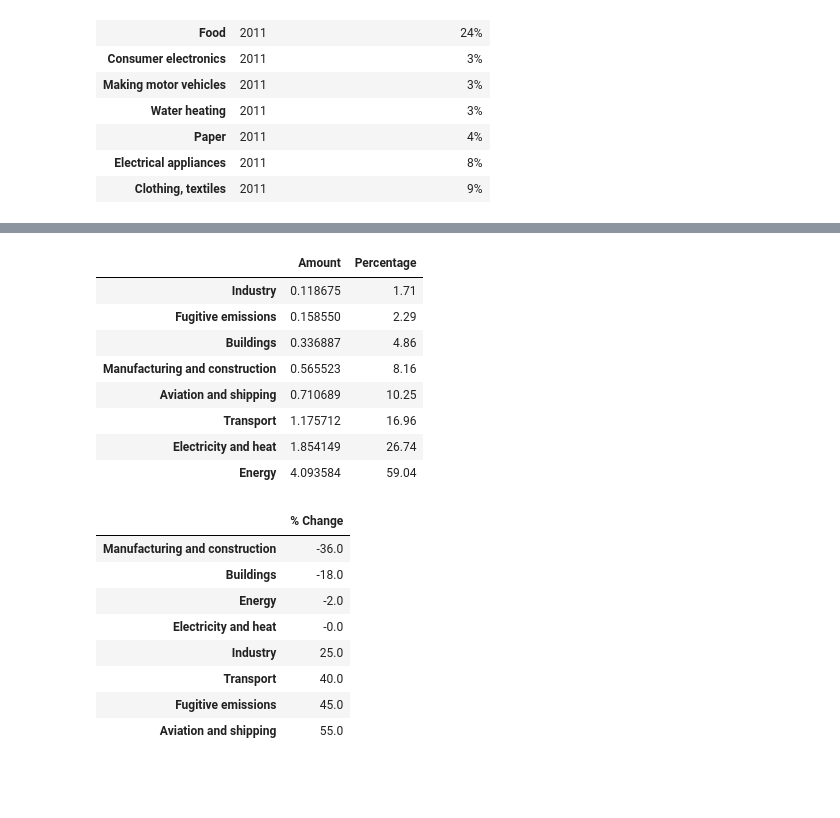
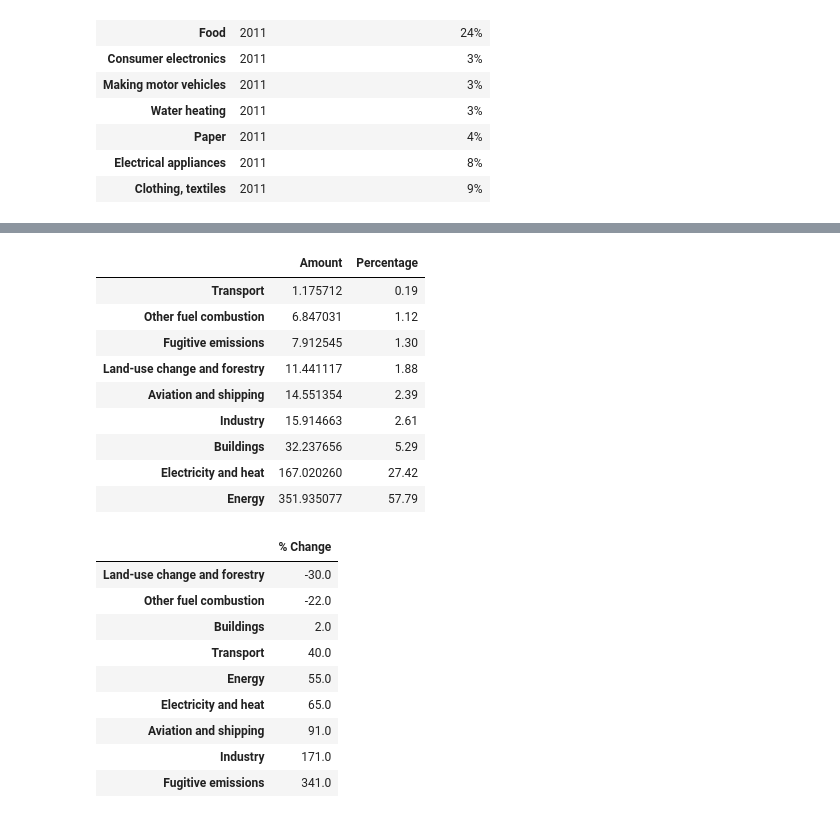
Before and after one commit to gyleodhis/rabetafrica, a Jupyter notebook: dev_book.ipynb, the cells around one changed output, grey strips where cells are left out. Drawn from its saved outputs; the diff is of its cells as text; code cells hidden in the pictures; blank space fills up the shorter version.

```diff
--- a/dev_book.ipynb
+++ b/dev_book.ipynb
@@ -252,11 +252,11 @@ co2_df.sort_values(by='CO2 Footprint Breakdown Per Capita (Goodall (2011))')
 | Clothing, textiles | 2011 | 9% |
 # %%
 def load_data(a):
-    return pd.read_csv(a,index_col=None)
+    return pd.read_csv(a,index_col=False)
 # %%
 #Carbon dioxide (CO₂) emissions broken down by sector, measured in tonnes per year.
-# cos_sector = 'https://raw.githubusercontent.com/gyleodhis/owid-datasets/master/datasets/CO2%20emissions%20by%20sector%20(CAIT%2C%202021)/CO2%20emissions%20by%20sector%20(CAIT%2C%202021).csv'
-cos_sector = ('assets/CO₂_Sector.csv')
+cos_sector = 'https://raw.githubusercontent.com/gyleodhis/owid-datasets/master/datasets/CO2%20emissions%20by%20sector%20(CAIT%2C%202021)/CO2%20emissions%20by%20sector%20(CAIT%2C%202021).csv'
+# cos_sector = ('assets/CO₂_Sector.csv')
 def carbon_dioxide():
     cos_sector_df = load_data(cos_sector)
     cos_sector_df.drop(cos_sector_df.columns[[0]], axis=1, inplace=True)
@@ -280,6 +280,6 @@ carbon_dioxide()
 # %%
 def emissions_by_year():
-    co2_sector_df=carbon_dioxide().iloc[:,[1,3,5,7,9,11,13,17,25]]
+    co2_sector_df=carbon_dioxide().iloc[:,[0,1,3,5,7,9,11,13,17,24]]
     return co2_sector_df.groupby(['Year']).mean()
 emissions_by_year()
 # %% [output]
@@ -304,24 +304,25 @@ emissions_by_year()
 # %%
 def emissions_by_sctor():
     new_co2 = emissions_by_year().iloc[-1].to_frame().dropna()
     new_co2.rename(columns={2018:'Amount'},inplace = True)
 #     i = [0,7,6]
 #     for a in i:new_co2=new_co2.drop(new_co2.index[a])
-    new_co2['Percentage'] = round(new_co2.Amount*130/new_co2.Amount.sum(),2)
+    new_co2['Percentage'] = round(new_co2.Amount*100/new_co2.Amount.sum(),2)
     new_co2.index = new_co2.index.str.replace(' \(per capita\)','')
 #     new_co2.index[3] = 'Manufacturing '
     return new_co2.sort_values(by='Percentage')
 emissions_by_sctor()   #['Percentage'][-1]
 # %% [output]
 |  | Amount | Percentage |
-| Industry | 0.118675 | 1.71 |
-| Fugitive emissions | 0.158550 | 2.29 |
-| Buildings | 0.336887 | 4.86 |
-| Manufacturing and construction | 0.565523 | 8.16 |
-| Aviation and shipping | 0.710689 | 10.25 |
-| Transport | 1.175712 | 16.96 |
-| Electricity and heat | 1.854149 | 26.74 |
-| Energy | 4.093584 | 59.04 |
+| Transport | 1.175712 | 0.19 |
+| Other fuel combustion | 6.847031 | 1.12 |
+| Fugitive emissions | 7.912545 | 1.30 |
+| Land-use change and forestry | 11.441117 | 1.88 |
+| Aviation and shipping | 14.551354 | 2.39 |
+| Industry | 15.914663 | 2.61 |
+| Buildings | 32.237656 | 5.29 |
+| Electricity and heat | 167.020260 | 27.42 |
+| Energy | 351.935077 | 57.79 |
 # %%
 def last_two_decades_emissions():
     last_two = round((emissions_by_year().iloc[-1]-emissions_by_year().
@@ -334,11 +335,12 @@ def last_two_decades_emissions():
 last_two_decades_emissions()#['% Change'][3]
 # %% [output]
 |  | % Change |
-| Manufacturing and construction | -36.0 |
-| Buildings | -18.0 |
-| Energy | -2.0 |
-| Electricity and heat | -0.0 |
-| Industry | 25.0 |
+| Land-use change and forestry | -30.0 |
+| Other fuel combustion | -22.0 |
+| Buildings | 2.0 |
 | Transport | 40.0 |
-| Fugitive emissions | 45.0 |
-| Aviation and shipping | 55.0 |
+| Energy | 55.0 |
+| Electricity and heat | 65.0 |
+| Aviation and shipping | 91.0 |
+| Industry | 171.0 |
+| Fugitive emissions | 341.0 |
```
Also changed, not shown: parts of 2 cells of this notebook, 2 other files.
